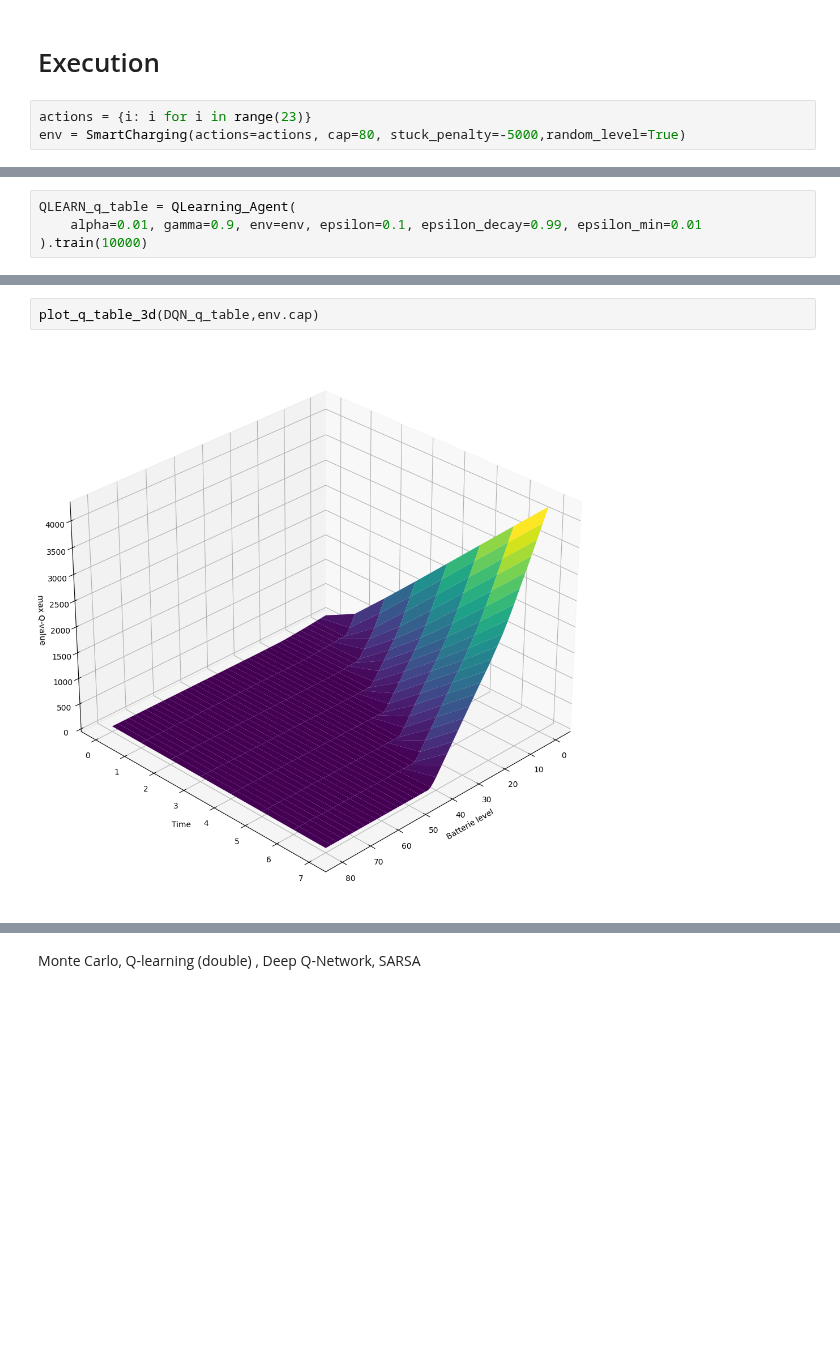
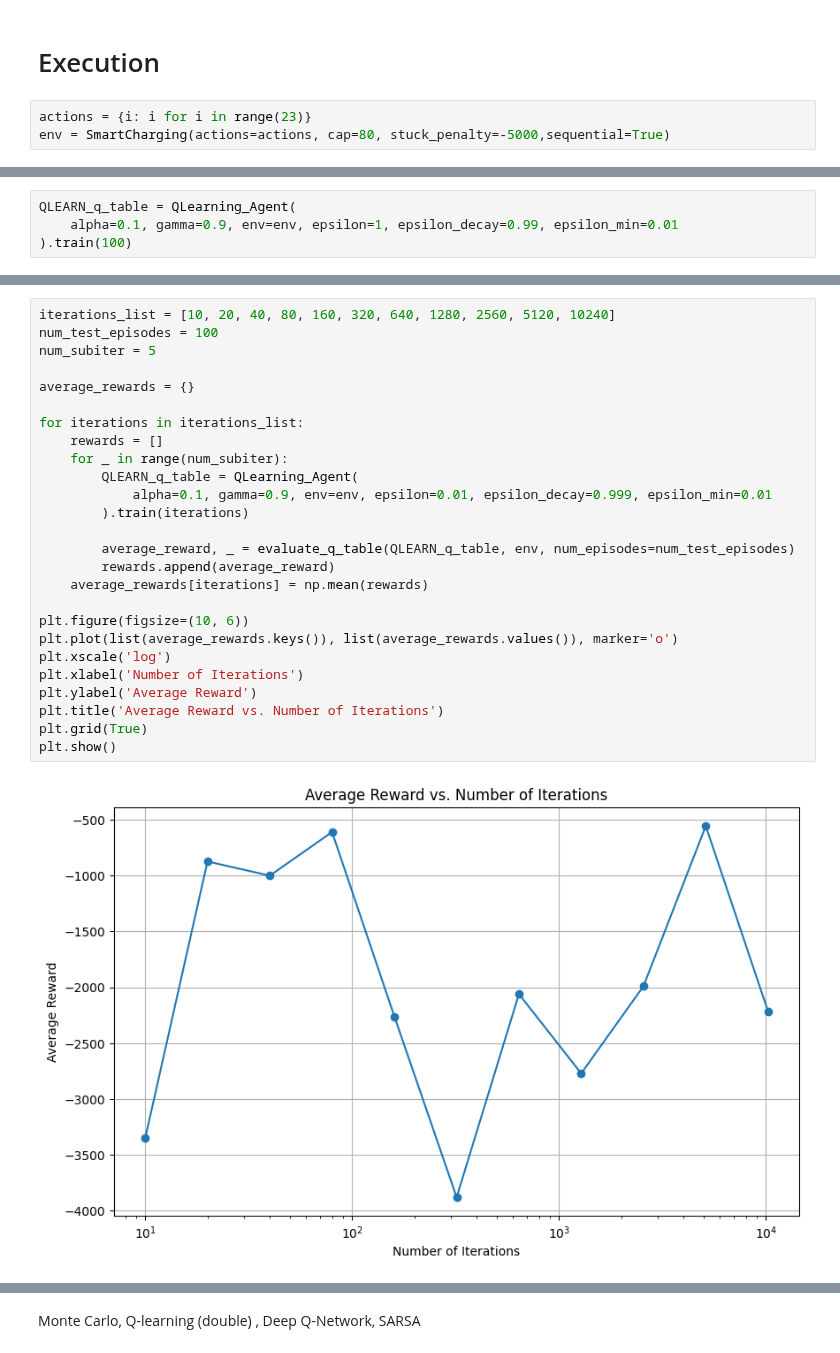
Before and after one commit to ltempfli/AAA-AIbertus-Magnus, a Jupyter notebook: tasks/05_Smart_Charging_Using_Reinforcement_Learning.ipynb, the cells around one changed output, grey strips where cells are left out. Saved outputs shown, nothing was run; the diff lists cells and outputs as text; blank space fills up the shorter version.

Commit message:
bug fixes and weird plots

```diff
--- a/tasks/05_Smart_Charging_Using_Reinforcement_Learning.ipynb
+++ b/tasks/05_Smart_Charging_Using_Reinforcement_Learning.ipynb
@@ -505,6 +522,6 @@ class DQN_Agent():
 # Execution
 # %%
 actions = {i: i for i in range(23)}
-env = SmartCharging(actions=actions, cap=80, stuck_penalty=-5000,random_level=True)
+env = SmartCharging(actions=actions, cap=80, stuck_penalty=-5000,sequential=True)
 # %%
 MC_q_table = MC_Agent(
@@ -517,6 +534,6 @@ SARSA_q_table = SARSA_Agent(
 # %%
 QLEARN_q_table = QLearning_Agent(
-    alpha=0.01, gamma=0.9, env=env, epsilon=0.1, epsilon_decay=0.99, epsilon_min=0.01
-).train(10000)
+    alpha=0.1, gamma=0.9, env=env, epsilon=1, epsilon_decay=0.99, epsilon_min=0.01
+).train(100)
 # %%
 DQN_q_table = DQN_Agent(
@@ -568,5 +585,29 @@ Deep Q-Network
  Empty Q-values:  0.0 %
-# %%
-plot_q_table_3d(DQN_q_table,env.cap)
-# %% [output]
-[figure, removed]
+# %%
+iterations_list = [10, 20, 40, 80, 160, 320, 640, 1280, 2560, 5120, 10240]
+num_test_episodes = 100
+num_subiter = 5
+
+average_rewards = {}
+
+for iterations in iterations_list:
+    rewards = []
+    for _ in range(num_subiter):
+        QLEARN_q_table = QLearning_Agent(
+            alpha=0.1, gamma=0.9, env=env, epsilon=0.01, epsilon_decay=0.999, epsilon_min=0.01
+        ).train(iterations)
+
+        average_reward, _ = evaluate_q_table(QLEARN_q_table, env, num_episodes=num_test_episodes)
+        rewards.append(average_reward)
+    average_rewards[iterations] = np.mean(rewards)
+
+plt.figure(figsize=(10, 6))
+plt.plot(list(average_rewards.keys()), list(average_rewards.values()), marker='o')
+plt.xscale('log')
+plt.xlabel('Number of Iterations')
+plt.ylabel('Average Reward')
+plt.title('Average Reward vs. Number of Iterations')
+plt.grid(True)
+plt.show()
+# %% [output]
+[figure, added]
```
Also changed, not shown: parts of 9 cells of this notebook.
